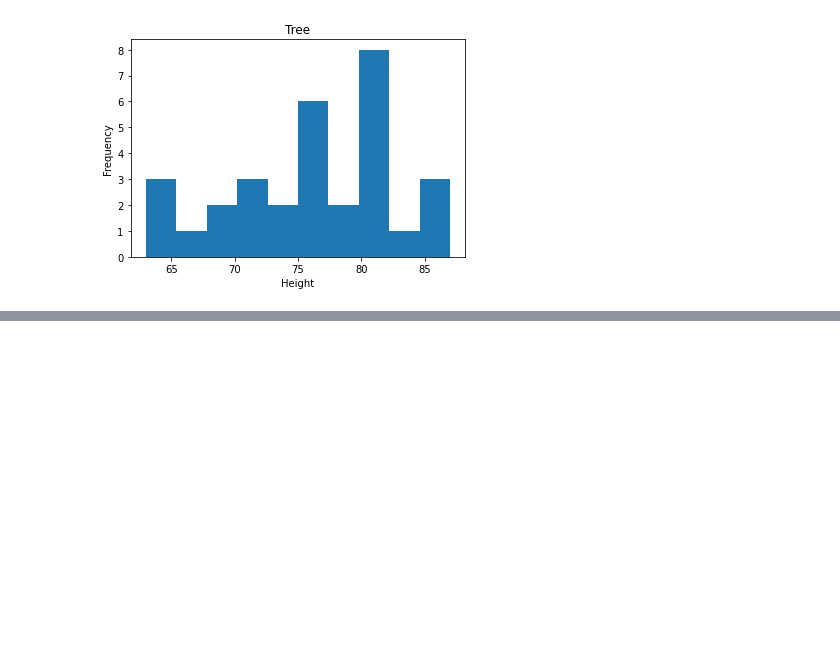
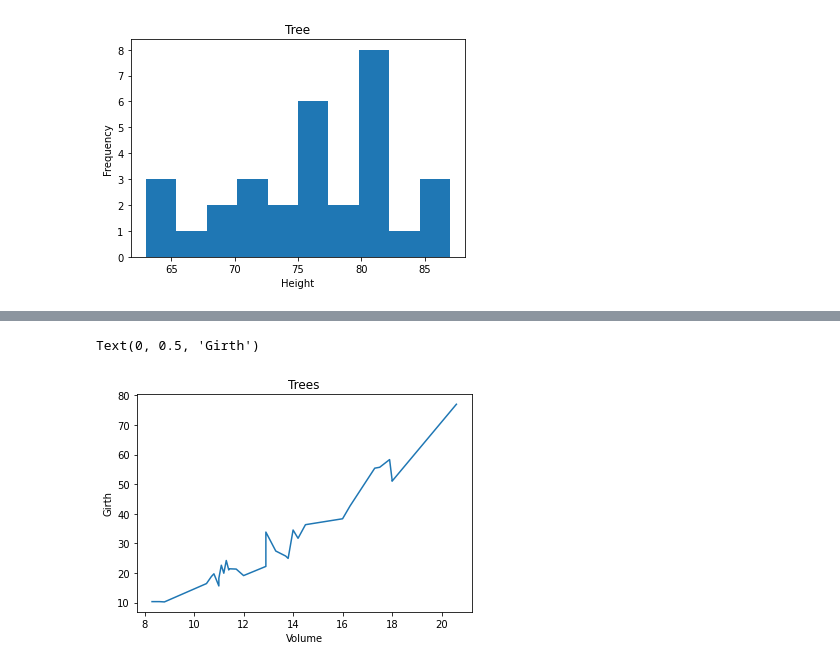
Before and after one commit to alletsc/Analises_visualizacoees_e_tratamento_de_dados_Python, a Jupyter notebook: trees.ipynb, the cells around one changed output, grey strips where cells are left out. Cells and saved outputs as stored; diff of their text form; code cells hidden in the pictures; blank space fills up the shorter version.

```diff
--- a/trees.ipynb
+++ b/trees.ipynb
@@ -109,0 +119,8 @@ Text(0.5, 0, 'Height')
+# %%
+plt.plot(base.Girth, base.Volume)
+plt.title("Trees")
+plt.xlabel("Volume")
+plt.ylabel("Girth")
+# %% [output]
+Text(0, 0.5, 'Girth')
+[figure, added]
```
Also changed, not shown: parts of 9 cells of this notebook, 2 other files.
